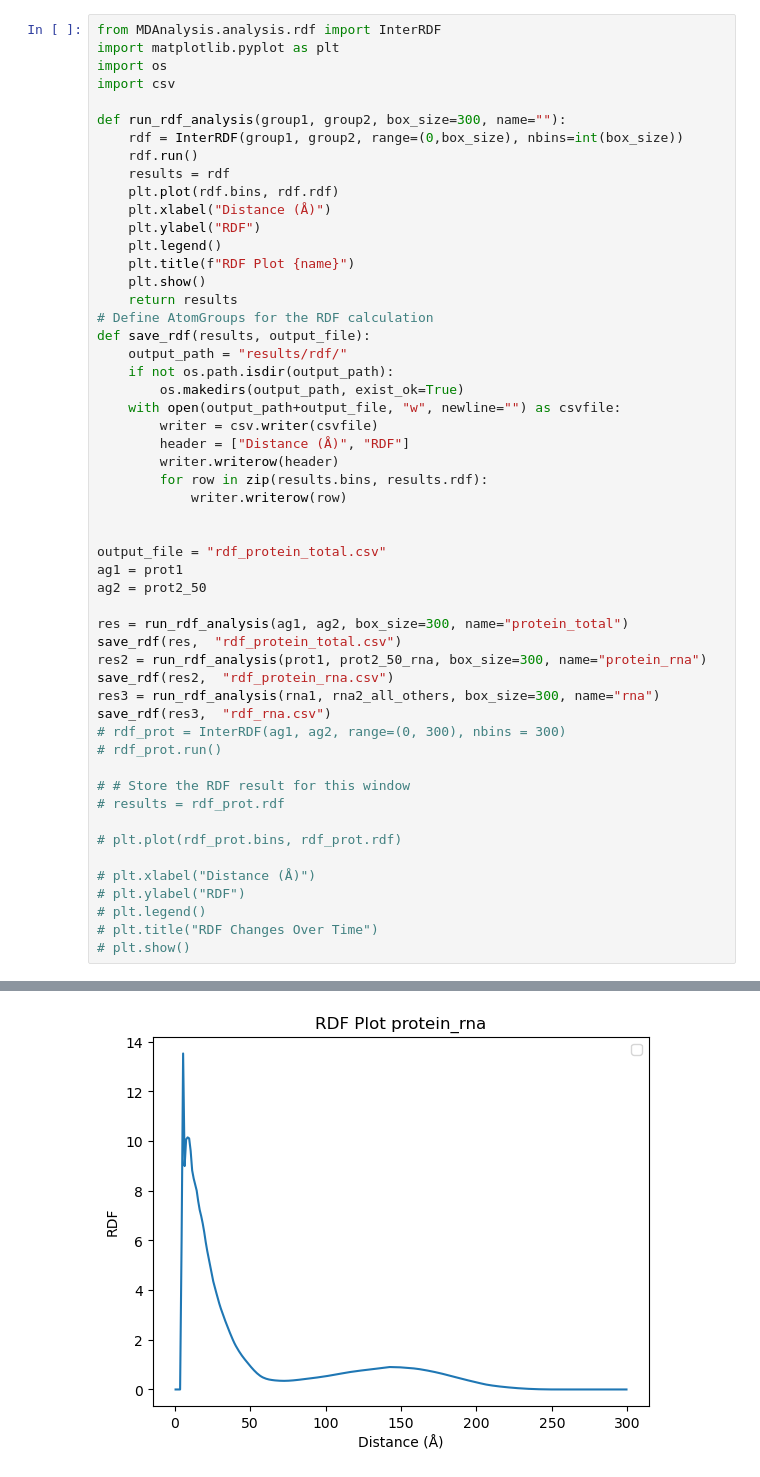
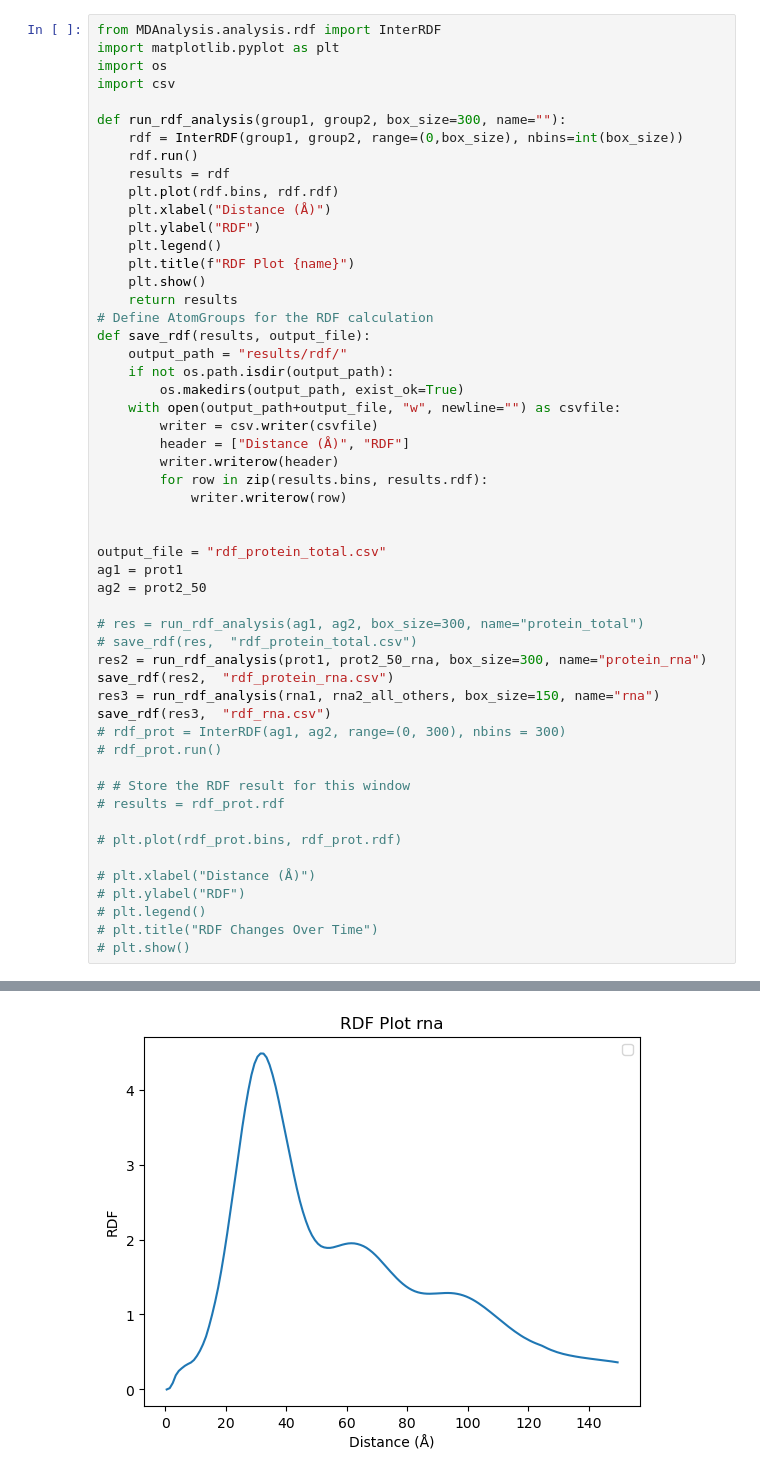
Before and after one commit to oreoqke/MDanal, a Jupyter notebook: rdf_md.ipynb, the cells around one changed output, grey strips where cells are left out. Drawn from its saved outputs; the diff is of its cells as text.

```diff
--- a/rdf_md.ipynb
+++ b/rdf_md.ipynb
@@ -72,11 +72,11 @@ output_file = "rdf_protein_total.csv"
 ag1 = prot1
 ag2 = prot2_50
 
-res = run_rdf_analysis(ag1, ag2, box_size=300, name="protein_total")
-save_rdf(res,  "rdf_protein_total.csv")
+# res = run_rdf_analysis(ag1, ag2, box_size=300, name="protein_total")
+# save_rdf(res,  "rdf_protein_total.csv")
 res2 = run_rdf_analysis(prot1, prot2_50_rna, box_size=300, name="protein_rna")
 save_rdf(res2,  "rdf_protein_rna.csv")
-res3 = run_rdf_analysis(rna1, rna2_all_others, box_size=300, name="rna")
+res3 = run_rdf_analysis(rna1, rna2_all_others, box_size=150, name="rna")
 save_rdf(res3,  "rdf_rna.csv")
 # rdf_prot = InterRDF(ag1, ag2, range=(0, 300), nbins = 300)
 # rdf_prot.run()
@@ -96 +96 @@ save_rdf(res3,  "rdf_rna.csv")
-[figure, old version]
+[figure, new version]
```
Also changed, not shown: parts of 7 cells of this notebook, 18 other files.
